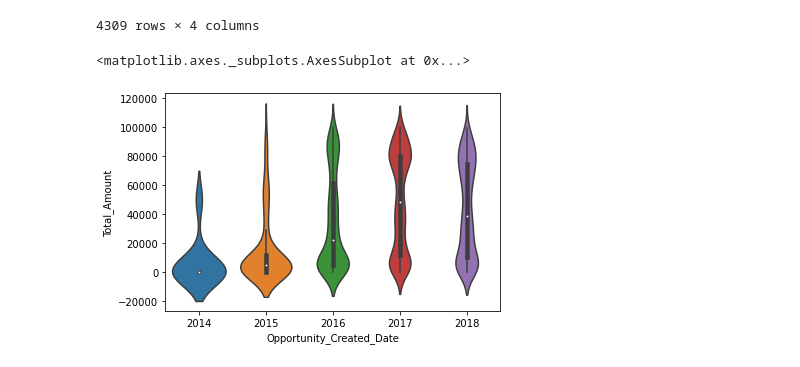
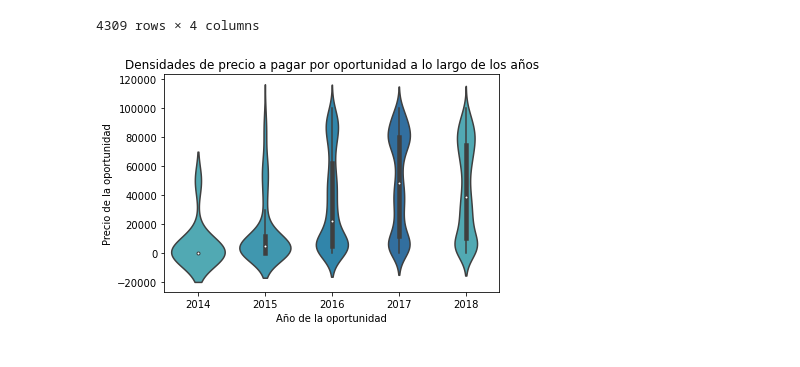
Before and after one commit to RiedelNicolas/75.06-2C2020-TP1, a Jupyter notebook: Codigo_analisis.ipynb, the cells around one changed output. Saved outputs shown, nothing was run; the diff lists cells and outputs as text; code cells hidden in the pictures.

```diff
--- a/Codigo_analisis.ipynb
+++ b/Codigo_analisis.ipynb
@@ -487,13 +477,15 @@ inversion_por_region_y_fecha
 | 9768 | 12781 | 2015 | Japan | 4634.806646 |
 | 9771 | 12784 | 2015 | Japan | 41805.650379 |
 4309 rows × 4 columns
-# %%
-#sns.scatterplot(x='Estimated Delivery Days', y='Won Opportunity Rate', data=wonRateByDateDiff)
-#scatter = sns.scatterplot(x="Opportunity_Created_Date", y="Total_Amount", alpha=0.3, \
-#                          data=inversion_por_region_y_fecha)
-#scatter.set(xlim = (pd.to_datetime("2016-01-01", errors="coerce"), pd.to_datetime("2019-1-10", errors="coerce")))
-
-sns.violinplot(x = "Opportunity_Created_Date", y = "Total_Amount", data = inversion_por_region_y_fecha)
-# %% [output]
-<matplotlib.axes._subplots.AxesSubplot at 0x...>
-[figure, removed]
+# %%
+saltos = np.linspace(0.5, 0.7, 4)
+colores = cmap(saltos)
+
+sns.violinplot(x = "Opportunity_Created_Date", y = "Total_Amount", data = inversion_por_region_y_fecha, \
+              palette = colores)
+plt.ylabel("Precio de la oportunidad")
+plt.xlabel("Año de la oportunidad")
+plt.title("Densidades de precio a pagar por oportunidad a lo largo de los años")
+plt.savefig("img/precios/violin_precio_a_pagar.png")
+# %% [output]
+[figure, added]
```
Also changed, not shown: parts of 3 cells of this notebook, 2 other files.
